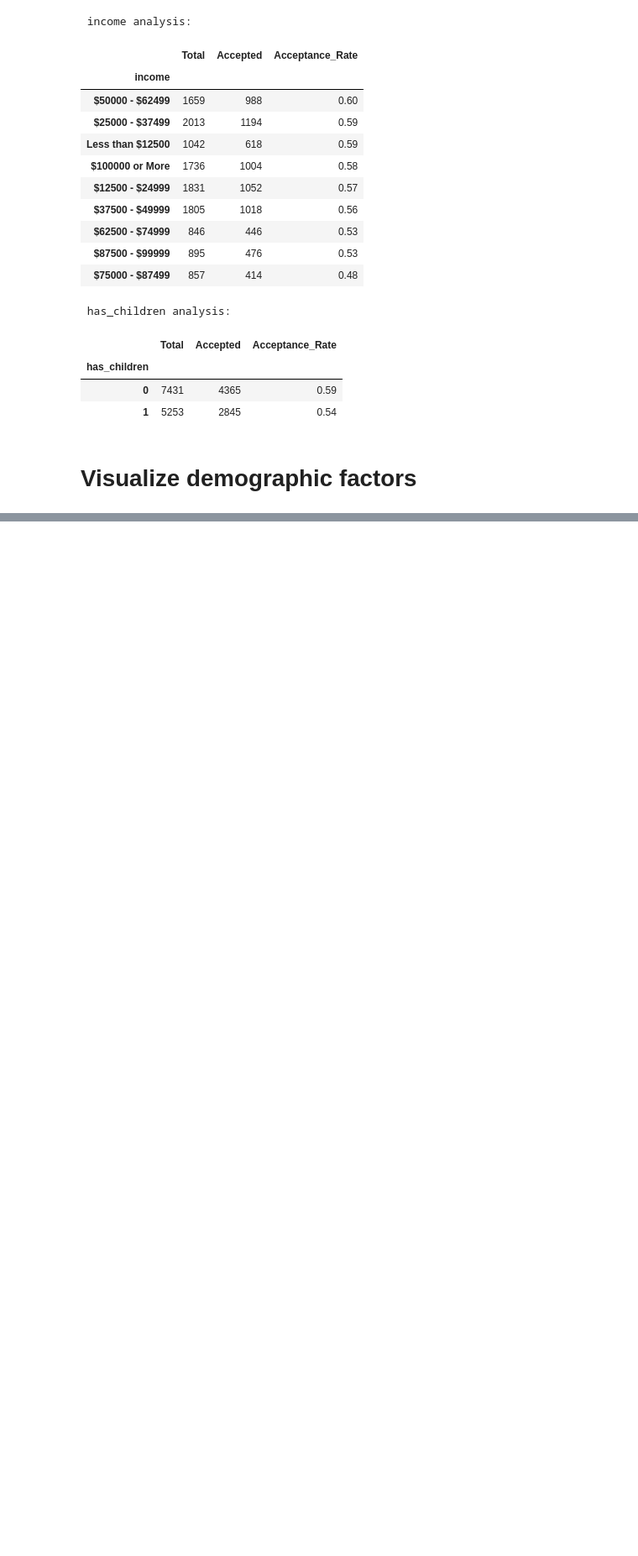
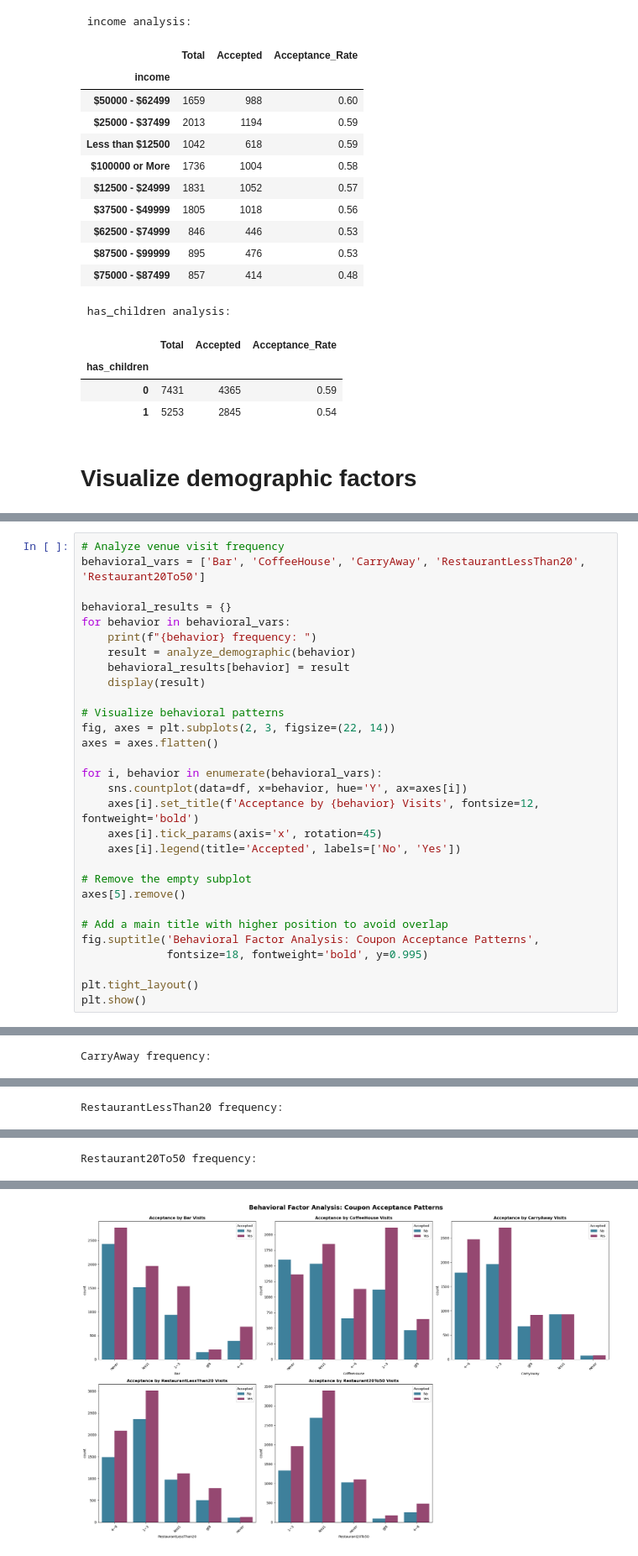
Before and after one commit to ricochetventures/coupon, a Jupyter notebook: coupon_acceptance_analysis.ipynb, the cells around one changed output, grey strips where cells are left out. Shown at 84% size. Saved outputs shown, nothing was run; the diff lists cells and outputs as text; blank space fills up the shorter version.

```diff
--- a/coupon_acceptance_analysis.ipynb
+++ b/coupon_acceptance_analysis.ipynb
@@ -420,0 +480,31 @@ has children:
+# %%
+# Analyze venue visit frequency
+behavioral_vars = ['Bar', 'CoffeeHouse', 'CarryAway', 'RestaurantLessThan20', 'Restaurant20To50']
+
+behavioral_results = {}
+for behavior in behavioral_vars:
+    print(f"{behavior} frequency: ")
+    result = analyze_demographic(behavior)
+    behavioral_results[behavior] = result
+    display(result)
+
+# Visualize behavioral patterns
+fig, axes = plt.subplots(2, 3, figsize=(22, 14))
+axes = axes.flatten()
+
+for i, behavior in enumerate(behavioral_vars):
+    sns.countplot(data=df, x=behavior, hue='Y', ax=axes[i])
+    axes[i].set_title(f'Acceptance by {behavior} Visits', fontsize=12, fontweight='bold')
+    axes[i].tick_params(axis='x', rotation=45)
+    axes[i].legend(title='Accepted', labels=['No', 'Yes'])
+
+# Remove the empty subplot
+axes[5].remove()
+
+# Add a main title with higher position to avoid overlap
+fig.suptitle('Behavioral Factor Analysis: Coupon Acceptance Patterns',
+             fontsize=18, fontweight='bold', y=0.995)
+
+plt.tight_layout()
+plt.show()
+# %% [output]
@@ -420,0 +527 @@ has children:
+CarryAway frequency:
@@ -420,0 +535 @@ has children:
+RestaurantLessThan20 frequency:
@@ -420,0 +543 @@ has children:
+Restaurant20To50 frequency:
@@ -420,0 +551 @@ has children:
+[figure, added]
```
Also changed, not shown: parts of 13 cells of this notebook.
